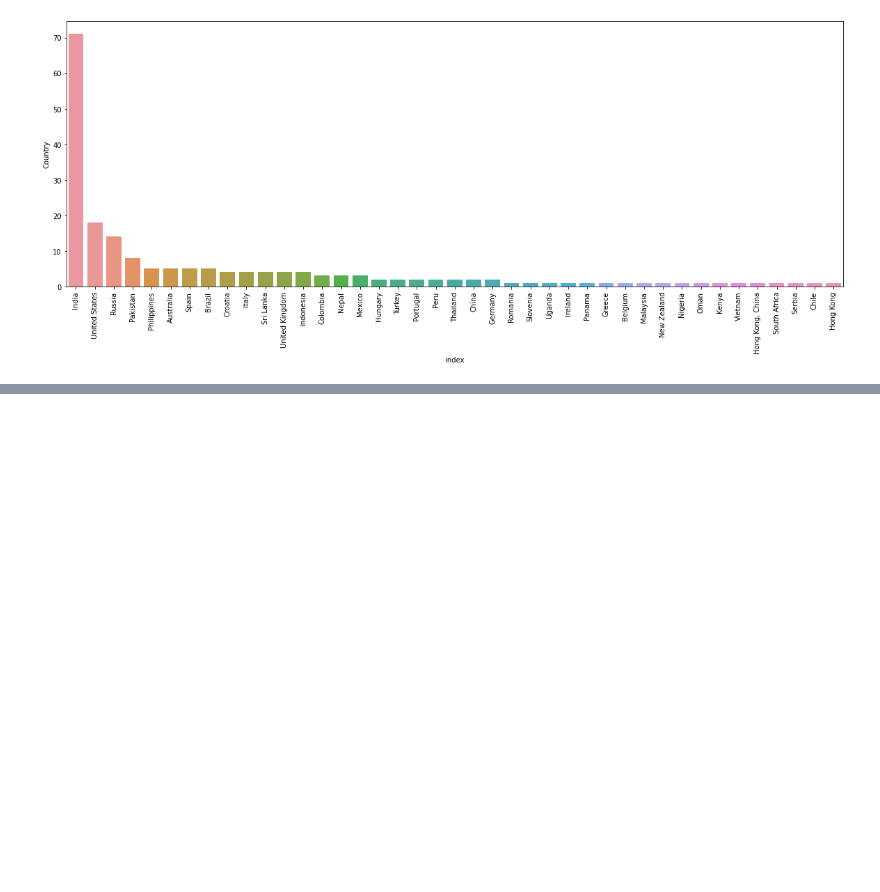
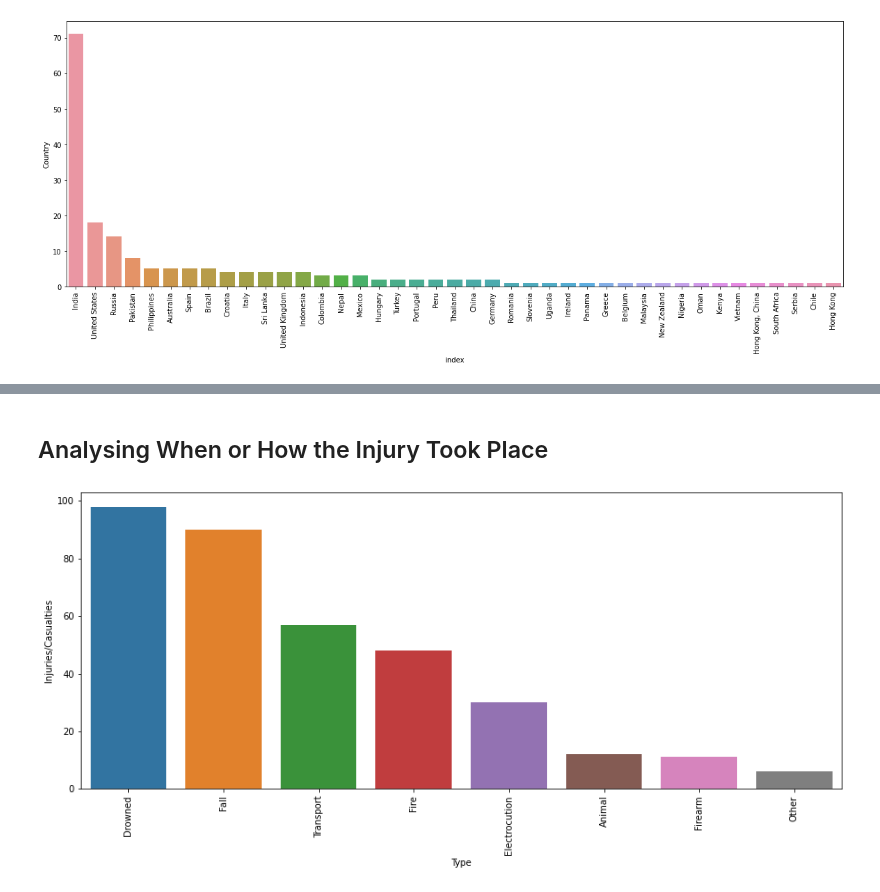
Before and after one commit to everydaycodings/Data-Science-End-To-End-Notebook-Project, a Jupyter notebook: Data_Analysis_on_Selfie_Related_Injuries.ipynb, the cells around one changed output, grey strips where cells are left out. Saved outputs shown, nothing was run; the diff lists cells and outputs as text; code cells hidden in the pictures; blank space fills up the shorter version.

```diff
--- a/Data_Analysis_on_Selfie_Related_Injuries.ipynb
+++ b/Data_Analysis_on_Selfie_Related_Injuries.ipynb
@@ -51,0 +65,11 @@ plt.show()
+# %% [markdown]
+## Analysing When or How the Injury Took Place
+# %%
+grouped_data_type = data.groupby("Type").sum().reset_index().sort_values(['Injuries/Casualties'], ascending=False)
+
+plt.figure(figsize=(15,6))
+sns.barplot(x="Type", y="Injuries/Casualties", data=grouped_data_type)
+plt.xticks(rotation=90)
+plt.show()
+# %% [output]
+[figure, added]
```
Also changed, not shown: parts of 6 cells of this notebook.
